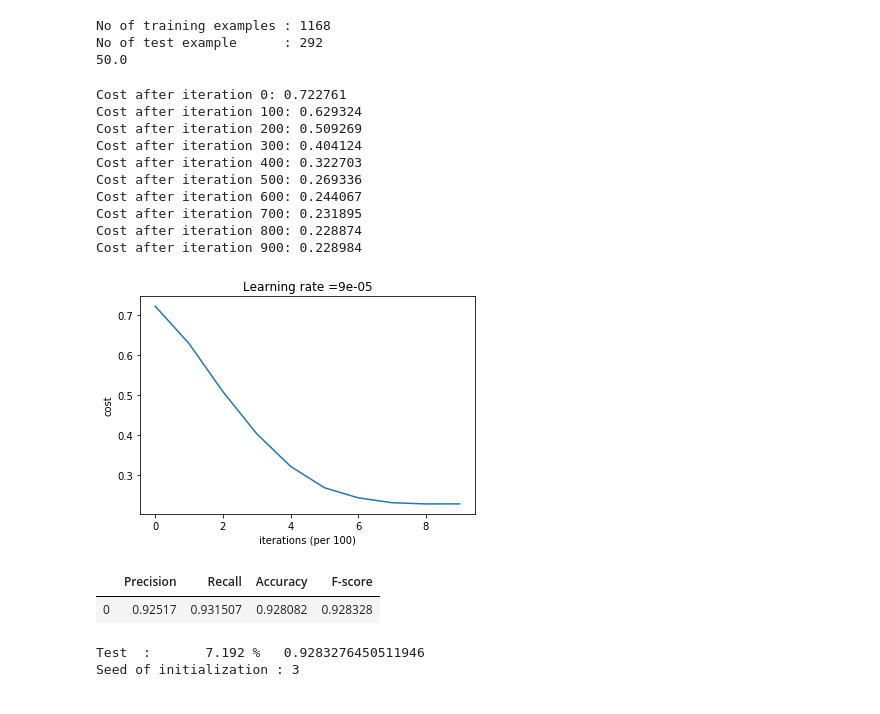
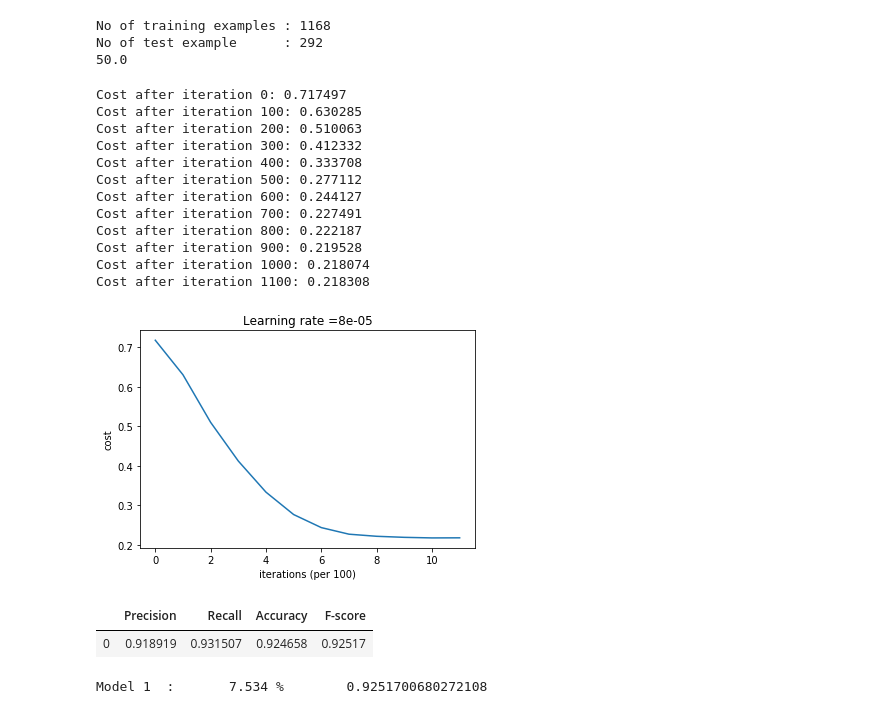
Before and after one commit to kkviks/Artificial-Neural-Network, a Jupyter notebook: ANN.ipynb, the cells around one changed output. Cells and saved outputs as stored; diff of their text form; code cells hidden in the pictures.

Commit message:
Model Ensembles

```diff
--- a/ANN.ipynb
+++ b/ANN.ipynb
@@ -4,7 +4,7 @@ import pandas as pd
 import math
 import matplotlib.pyplot as plt
 # %%
-data_orig = np.genfromtxt('a2_data/housepricedata.csv',delimiter=',',skip_header=1)
+data_orig = np.genfromtxt('data/housepricedata.csv',delimiter=',',skip_header=1)
 print("Dataset : \n\n"+ str(data_orig))
 print("\nDimensions of dataset : "+str(data_orig.shape))
 # %% [output]
@@ -285,7 +285,8 @@ def model(X, Y, layers_dims, learning_rate0 = 0.003, epocs = 3000,
         grads = backwardprop(AL, Y, caches)
 
         t = t + 1
-        learning_rate = learning_rate0/(1+decay_rate*i)
+        if i%100==0:
+            learning_rate = learning_rate0/(1+decay_rate*i)
 
         parameters, v, s = Adam_optimizer(parameters, grads, v, s,
                                                                t,m, learning_rate, beta1, beta2,  epsilon,)
@@ -325,20 +326,7 @@ def evaluate(Y,Yhat,Set):
 
     return
 # %%
-global dropout_cache
-global keep_prob
-global lambd
-
-np.random.seed(3)
 keep_prob=1
-lambd = 5e-2
-decay_rate=0
-
-p = model(train_X, train_Y, layers_dims = [10,64,32,16,8,4,1], epocs =901,
-                           learning_rate0 = 0.00009,  beta1 = 0.9, beta2 = 0.9,  epsilon = 1e-8,
-                           print_after = 100)
-keep_prob=1
-
 def predict(X,p):
     AL = forwardprop(X, p)[0]
     Y_prediction = AL
@@ -346,27 +334,3 @@ def predict(X,p):
           Y_prediction[0, i] = 1 if AL[0, i] > 0.5 else 0
 
     return Y_prediction
-
-test_Yhat = predict(test_X,p)
-train_Yhat = predict(train_X,p)
-
-#evaluate(train_Y,train_Yhat,"Train ")
-evaluate(test_Y,test_Yhat,"Test ")
-
-print("Seed of initialization : "+str(3))
-# %% [output]
-Cost after iteration 0: 0.722761
-Cost after iteration 100: 0.629324
-Cost after iteration 200: 0.509269
-Cost after iteration 300: 0.404124
-Cost after iteration 400: 0.322703
-Cost after iteration 500: 0.269336
-Cost after iteration 600: 0.244067
-Cost after iteration 700: 0.231895
-Cost after iteration 800: 0.228874
-Cost after iteration 900: 0.228984
-[figure, removed]
-|  | Precision | Recall | Accuracy | F-score |
-| 0 | 0.92517 | 0.931507 | 0.928082 | 0.928328 |
-Test  :       7.192 %   0.9283276450511946
-Seed of initialization : 3
@@ -372,0 +345,25 @@ Seed of initialization : 3
+# %%
+lambd = 0
+p1 = model(train_X, train_Y, layers_dims = [10,64,32,16,8,4,1], epocs =1101,
+                           learning_rate0 = 8e-5,  beta1 = 0.9, beta2 = 0.98,  epsilon = 1e-8,
+                           print_after = 100)
+
+test_Yhat1 = predict(test_X,p1)
+evaluate(test_Y,test_Yhat1,"Model 1 ")
+# %% [output]
+Cost after iteration 0: 0.717497
+Cost after iteration 100: 0.630285
+Cost after iteration 200: 0.510063
+Cost after iteration 300: 0.412332
+Cost after iteration 400: 0.333708
+Cost after iteration 500: 0.277112
+Cost after iteration 600: 0.244127
+Cost after iteration 700: 0.227491
+Cost after iteration 800: 0.222187
+Cost after iteration 900: 0.219528
+Cost after iteration 1000: 0.218074
+Cost after iteration 1100: 0.218308
+[figure, added]
+|  | Precision | Recall | Accuracy | F-score |
+| 0 | 0.918919 | 0.931507 | 0.924658 | 0.92517 |
+Model 1  :       7.534 %        0.9251700680272108
```
Also changed, not shown: parts of 7 cells of this notebook.
